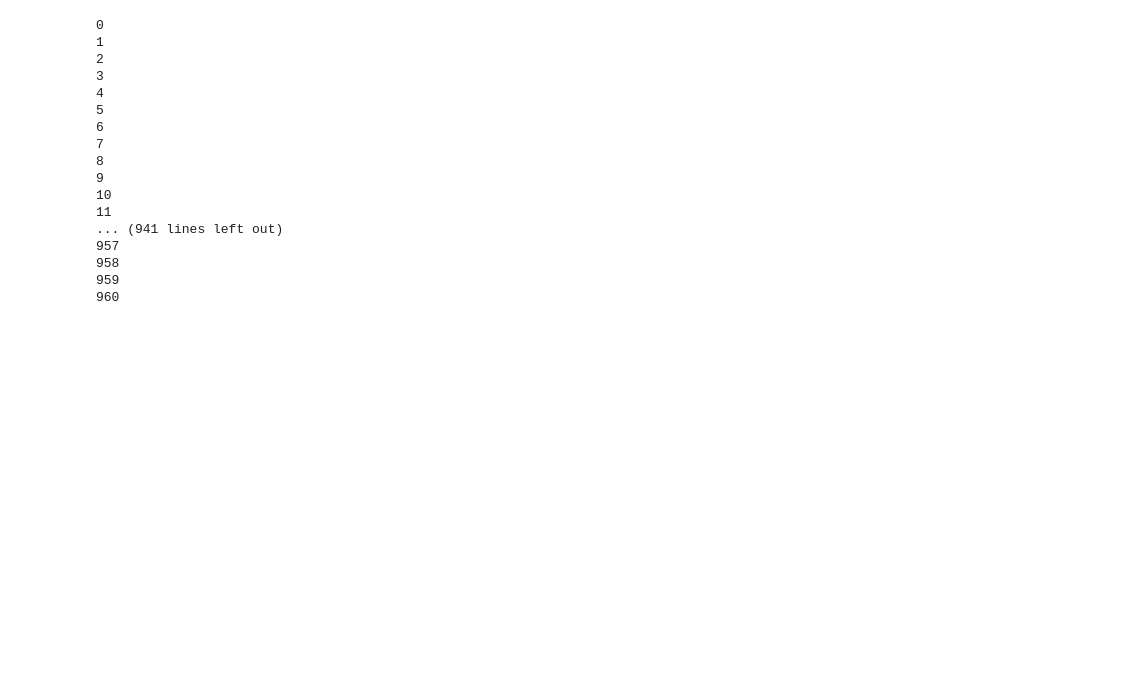
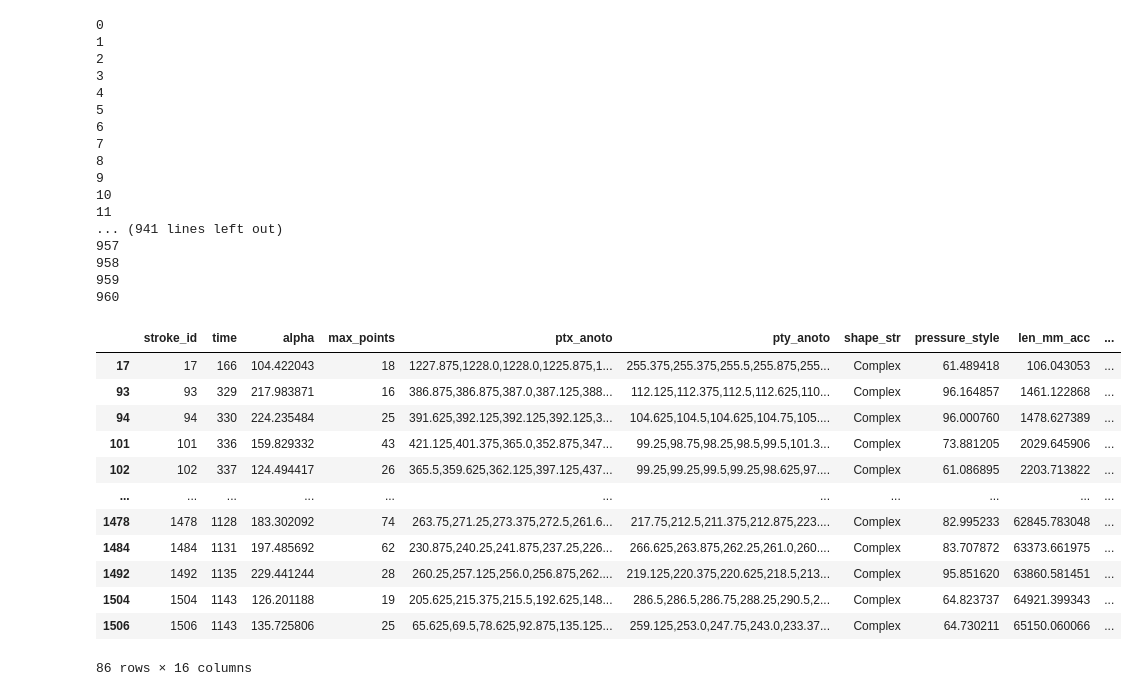
Before and after one commit to acaiyudai/drawing-2024, a Jupyter notebook: 20240421_get_all_tsv.ipynb, the cells around one changed output. Cells and saved outputs as stored; diff of their text form; code cells hidden in the pictures; blank space fills up the shorter version.

Commit message:
classify stroke

```diff
--- a/20240421_get_all_tsv.ipynb
+++ b/20240421_get_all_tsv.ipynb
@@ -84,3 +84,22 @@ for url, drawing_id, rotate_type in zip(
 958
 959
 960
+# %%
+import pandas as pd
+data = pd.read_csv('../data/all_tsv/id_0.tsv', delimiter='\t', index_col=0)
+# %%
+data.query('shape_int == 3')
+# %% [output]
+|  | stroke_id | time | alpha | max_points | ptx_anoto | pty_anoto | shape_str | pressure_style | len_mm_acc | ... |
+| 17 | 17 | 166 | 104.422043 | 18 | 1227.875,1228.0,1228.0,1225.875,1... | 255.375,255.375,255.5,255.875,255... | Complex | 61.489418 | 106.043053 | ... |
+| 93 | 93 | 329 | 217.983871 | 16 | 386.875,386.875,387.0,387.125,388... | 112.125,112.375,112.5,112.625,110... | Complex | 96.164857 | 1461.122868 | ... |
+| 94 | 94 | 330 | 224.235484 | 25 | 391.625,392.125,392.125,392.125,3... | 104.625,104.5,104.625,104.75,105.... | Complex | 96.000760 | 1478.627389 | ... |
+| 101 | 101 | 336 | 159.829332 | 43 | 421.125,401.375,365.0,352.875,347... | 99.25,98.75,98.25,98.5,99.5,101.3... | Complex | 73.881205 | 2029.645906 | ... |
+| 102 | 102 | 337 | 124.494417 | 26 | 365.5,359.625,362.125,397.125,437... | 99.25,99.25,99.5,99.25,98.625,97.... | Complex | 61.086895 | 2203.713822 | ... |
+| ... | ... | ... | ... | ... | ... | ... | ... | ... | ... | ... |
+| 1478 | 1478 | 1128 | 183.302092 | 74 | 263.75,271.25,273.375,272.5,261.6... | 217.75,212.5,211.375,212.875,223.... | Complex | 82.995233 | 62845.783048 | ... |
+| 1484 | 1484 | 1131 | 197.485692 | 62 | 230.875,240.25,241.875,237.25,226... | 266.625,263.875,262.25,261.0,260.... | Complex | 83.707872 | 63373.661975 | ... |
+| 1492 | 1492 | 1135 | 229.441244 | 28 | 260.25,257.125,256.0,256.875,262.... | 219.125,220.375,220.625,218.5,213... | Complex | 95.851620 | 63860.581451 | ... |
+| 1504 | 1504 | 1143 | 126.201188 | 19 | 205.625,215.375,215.5,192.625,148... | 286.5,286.5,286.75,288.25,290.5,2... | Complex | 64.823737 | 64921.399343 | ... |
+| 1506 | 1506 | 1143 | 135.725806 | 25 | 65.625,69.5,78.625,92.875,135.125... | 259.125,253.0,247.75,243.0,233.37... | Complex | 64.730211 | 65150.060066 | ... |
+86 rows × 16 columns
```
Also changed, not shown: 16 other files.
